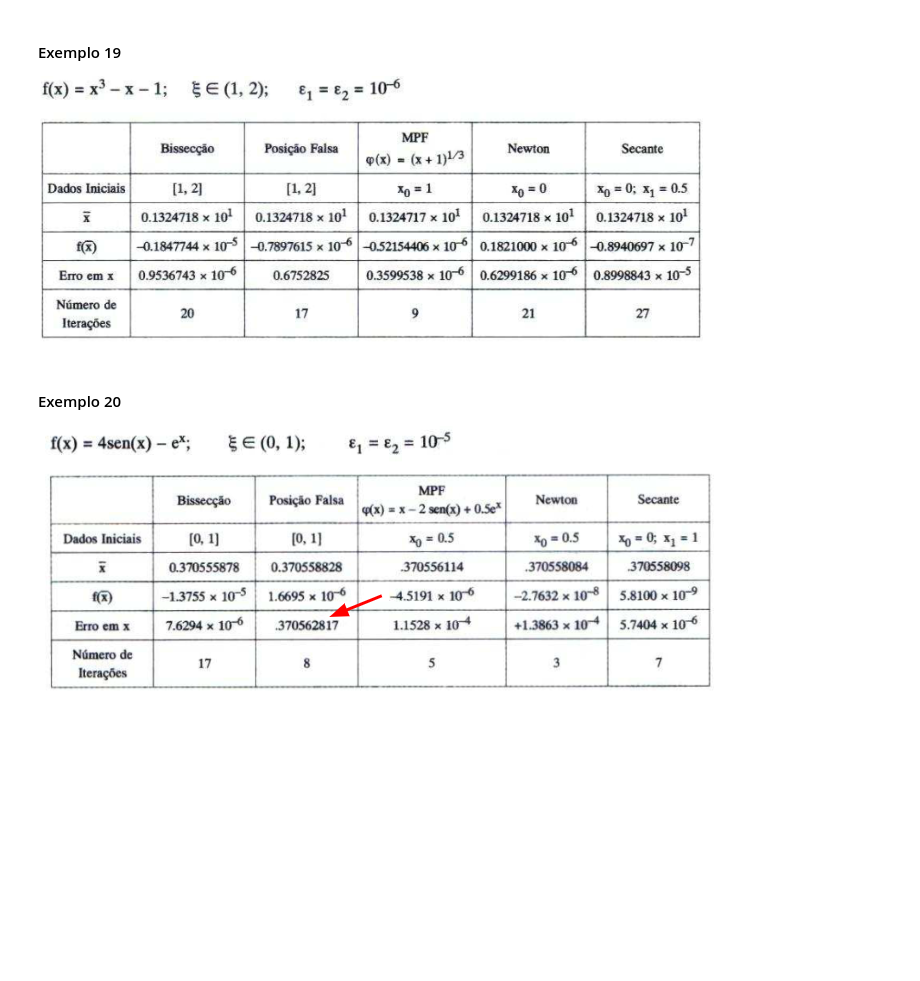
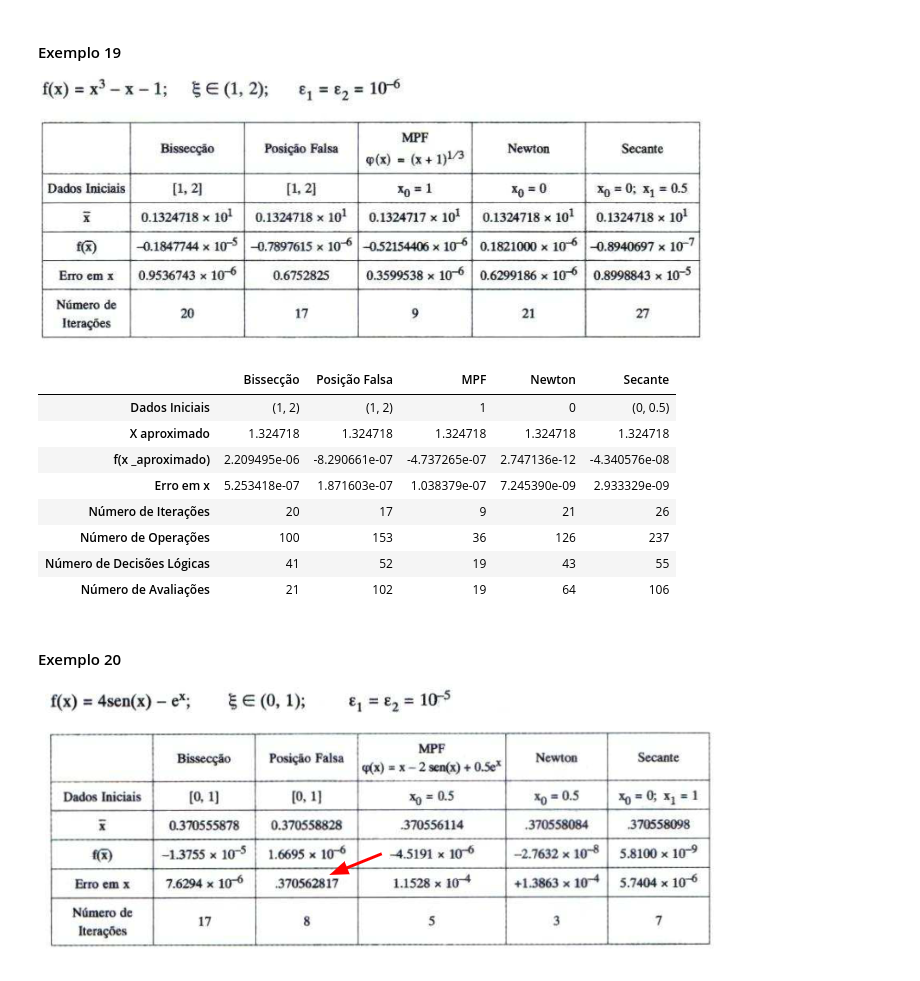
Before and after one commit to kmiepng/Matematica-Computacional, a Jupyter notebook: Atividades/atividade_002_1.ipynb, the cells around one changed output. Saved outputs shown, nothing was run; the diff lists cells and outputs as text; code cells hidden in the pictures; blank space fills up the shorter version.

```diff
--- a/Atividades/atividade_002_1.ipynb
+++ b/Atividades/atividade_002_1.ipynb
@@ -239,6 +288,42 @@ def phi(x):
 #### Exemplo 19
 
 ![image.png](attachment:image.png)
+# %%
+def f(x):
+    return x ** 3 - x - 1
+
+def df(x):
+    return 3 * x ** 2 - 1
+
+def phi(x):
+    return (x + 1) ** (1 / 3)
+
+e1 = e2 = 10 ** -6
+interval = (1, 2)
+root = 1.32471795
+mpf_x = 1
+newton_x = 0
+secant_x = (0, 0.5)
+
+functions = [
+    ('Bissecção', bissection(f, interval, e1), interval),
+    ('Posição Falsa', false_position(f, interval, (e1, e2)), interval),
+    ('MPF', fixed_point_method(f, phi, mpf_x, (e1, e2)), mpf_x),
+    ('Newton', newton(f, df, newton_x, (e1, e2)), newton_x),
+    ('Secante', secant(f, secant_x, (e1, e2)), secant_x)
+]
+
+create_table(f, functions, root)
+# %% [output]
+|  | Bissecção | Posição Falsa | MPF | Newton | Secante |
+| Dados Iniciais | (1, 2) | (1, 2) | 1 | 0 | (0, 0.5) |
+| X aproximado | 1.324718 | 1.324718 | 1.324718 | 1.324718 | 1.324718 |
+| f(x _aproximado) | 2.209495e-06 | -8.290661e-07 | -4.737265e-07 | 2.747136e-12 | -4.340576e-08 |
+| Erro em x | 5.253418e-07 | 1.871603e-07 | 1.038379e-07 | 7.245390e-09 | 2.933329e-09 |
+| Número de Iterações | 20 | 17 | 9 | 21 | 26 |
+| Número de Operações | 100 | 153 | 36 | 126 | 237 |
+| Número de Decisões Lógicas | 41 | 52 | 19 | 43 | 55 |
+| Número de Avaliações | 21 | 102 | 19 | 64 | 106 |
 # %% [markdown]
 #### Exemplo 20
 
```
Also changed, not shown: parts of 10 cells of this notebook.
